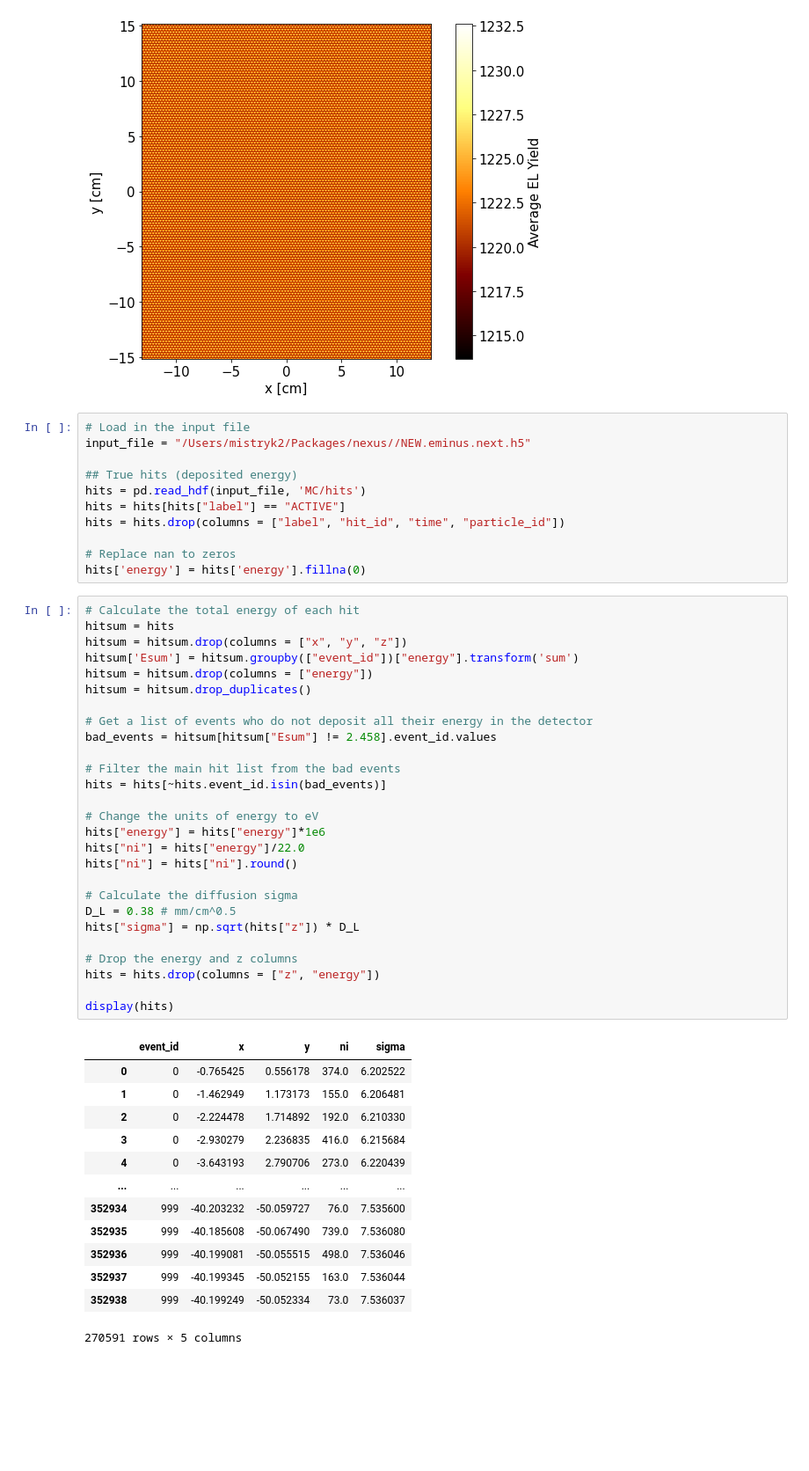
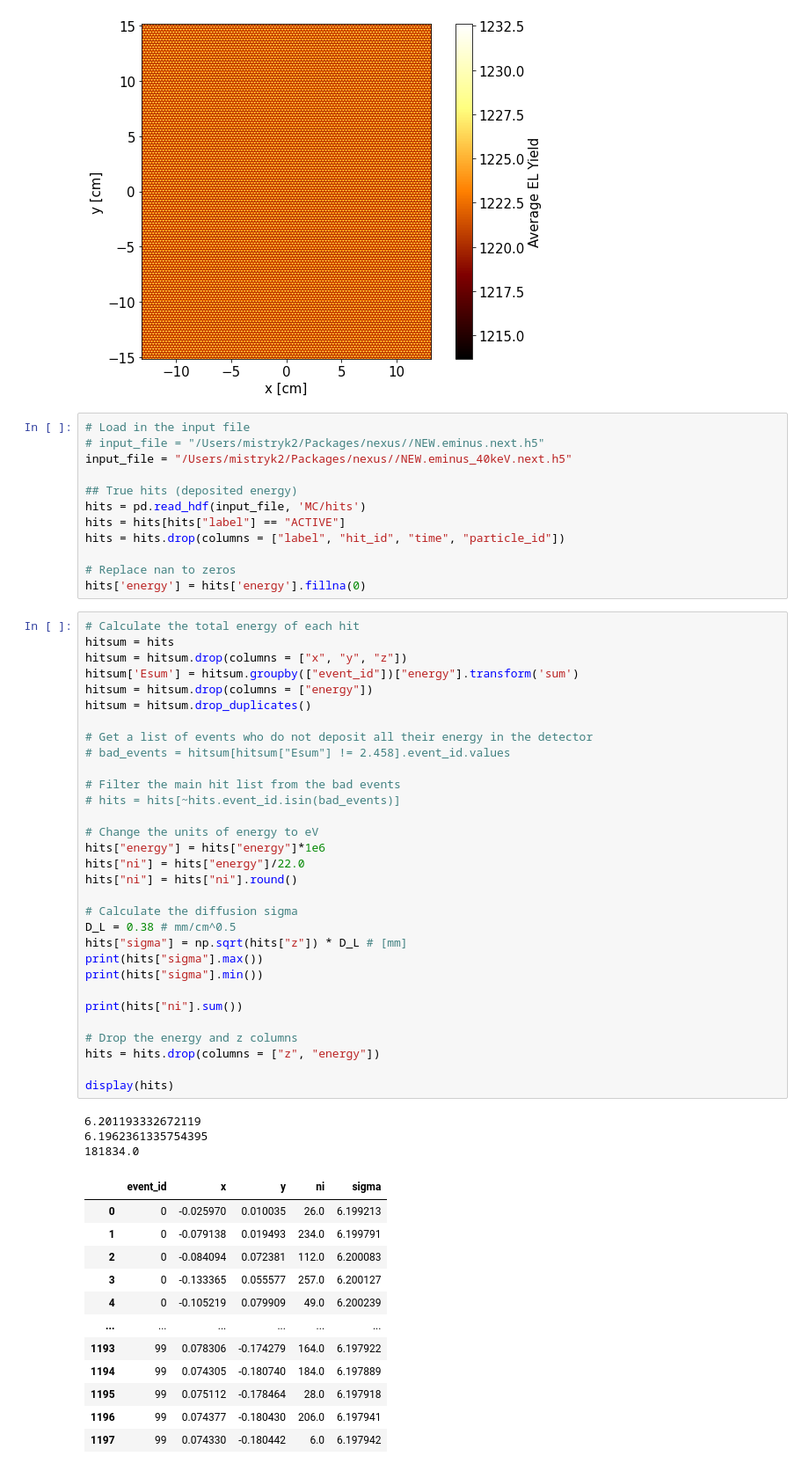
Before and after one commit to kvjmistry/GarfieldCode, a Jupyter notebook: Electroluminescence/notebooks/CalcTrackRes.ipynb, the cells around one changed output. Shown: that part at 88% size. Cells and saved outputs as stored; diff of their text form; blank space fills up the shorter version.

```diff
--- a/Electroluminescence/notebooks/CalcTrackRes.ipynb
+++ b/Electroluminescence/notebooks/CalcTrackRes.ipynb
@@ -143,7 +144,8 @@ cbar.set_label("Average EL Yield")
 [figure]
 # %%
 # Load in the input file
-input_file = "/Users/mistryk2/Packages/nexus//NEW.eminus.next.h5"
+# input_file = "/Users/mistryk2/Packages/nexus//NEW.eminus.next.h5"
+input_file = "/Users/mistryk2/Packages/nexus//NEW.eminus_40keV.next.h5"
 
 ## True hits (deposited energy)
 hits = pd.read_hdf(input_file, 'MC/hits')
@@ -155,41 +157,47 @@ hits['energy'] = hits['energy'].fillna(0)
 # %%
 # Calculate the total energy of each hit
 hitsum = hits
 hitsum = hitsum.drop(columns = ["x", "y", "z"])
 hitsum['Esum'] = hitsum.groupby(["event_id"])["energy"].transform('sum')
 hitsum = hitsum.drop(columns = ["energy"])
 hitsum = hitsum.drop_duplicates()
 
 # Get a list of events who do not deposit all their energy in the detector
-bad_events = hitsum[hitsum["Esum"] != 2.458].event_id.values
+# bad_events = hitsum[hitsum["Esum"] != 2.458].event_id.values
 
 # Filter the main hit list from the bad events
-hits = hits[~hits.event_id.isin(bad_events)]
+# hits = hits[~hits.event_id.isin(bad_events)]
 
 # Change the units of energy to eV
 hits["energy"] = hits["energy"]*1e6
 hits["ni"] = hits["energy"]/22.0
 hits["ni"] = hits["ni"].round()
 
 # Calculate the diffusion sigma
 D_L = 0.38 # mm/cm^0.5
-hits["sigma"] = np.sqrt(hits["z"]) * D_L
+hits["sigma"] = np.sqrt(hits["z"]) * D_L # [mm]
+print(hits["sigma"].max())
+print(hits["sigma"].min())
+
+print(hits["ni"].sum())
 
 # Drop the energy and z columns
 hits = hits.drop(columns = ["z", "energy"])
 
 display(hits)
 # %% [output]
+6.201193332672119
+6.1962361335754395
+181834.0
 |  | event_id | x | y | ni | sigma |
-| 0 | 0 | -0.765425 | 0.556178 | 374.0 | 6.202522 |
-| 1 | 0 | -1.462949 | 1.173173 | 155.0 | 6.206481 |
-| 2 | 0 | -2.224478 | 1.714892 | 192.0 | 6.210330 |
-| 3 | 0 | -2.930279 | 2.236835 | 416.0 | 6.215684 |
-| 4 | 0 | -3.643193 | 2.790706 | 273.0 | 6.220439 |
+| 0 | 0 | -0.025970 | 0.010035 | 26.0 | 6.199213 |
+| 1 | 0 | -0.079138 | 0.019493 | 234.0 | 6.199791 |
+| 2 | 0 | -0.084094 | 0.072381 | 112.0 | 6.200083 |
+| 3 | 0 | -0.133365 | 0.055577 | 257.0 | 6.200127 |
+| 4 | 0 | -0.105219 | 0.079909 | 49.0 | 6.200239 |
 | ... | ... | ... | ... | ... | ... |
-| 352934 | 999 | -40.203232 | -50.059727 | 76.0 | 7.535600 |
-| 352935 | 999 | -40.185608 | -50.067490 | 739.0 | 7.536080 |
-| 352936 | 999 | -40.199081 | -50.055515 | 498.0 | 7.536046 |
-| 352937 | 999 | -40.199345 | -50.052155 | 163.0 | 7.536044 |
-| 352938 | 999 | -40.199249 | -50.052334 | 73.0 | 7.536037 |
+| 1193 | 99 | 0.078306 | -0.174279 | 164.0 | 6.197922 |
+| 1194 | 99 | 0.074305 | -0.180740 | 184.0 | 6.197889 |
+| 1195 | 99 | 0.075112 | -0.178464 | 28.0 | 6.197918 |
+| 1196 | 99 | 0.074377 | -0.180430 | 206.0 | 6.197941 |
+| 1197 | 99 | 0.074330 | -0.180442 | 6.0 | 6.197942 |
-270591 rows × 5 columns
```
Also changed, not shown: parts of 8 cells of this notebook.
